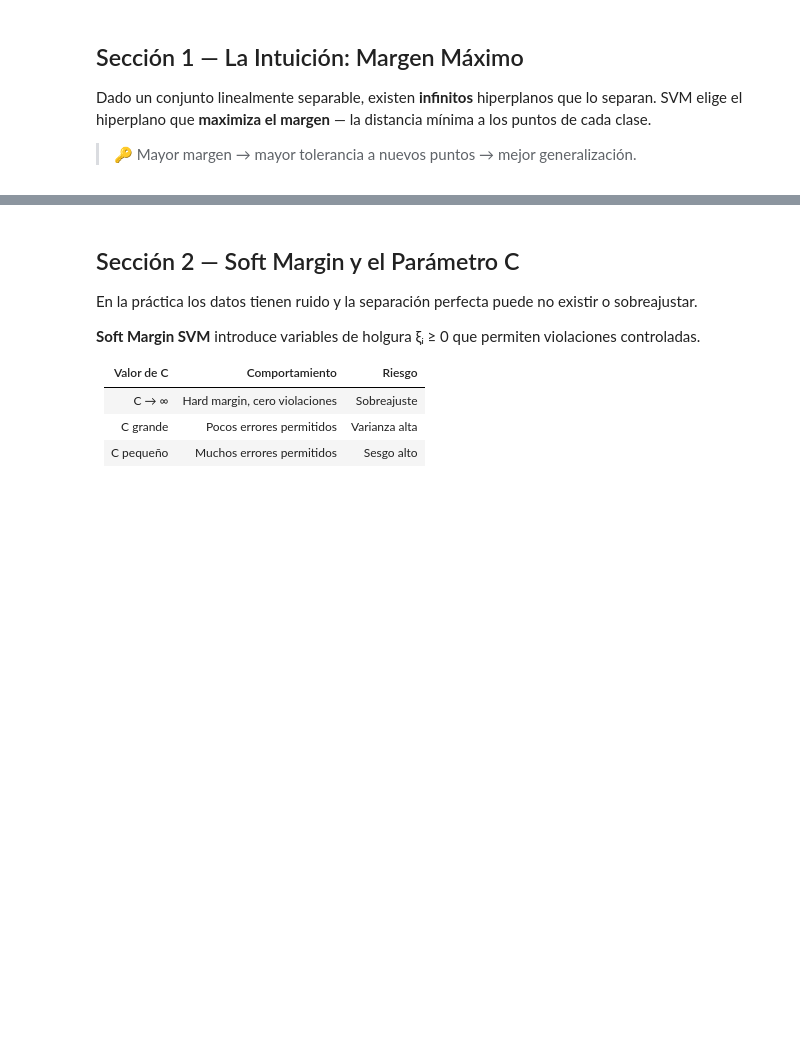
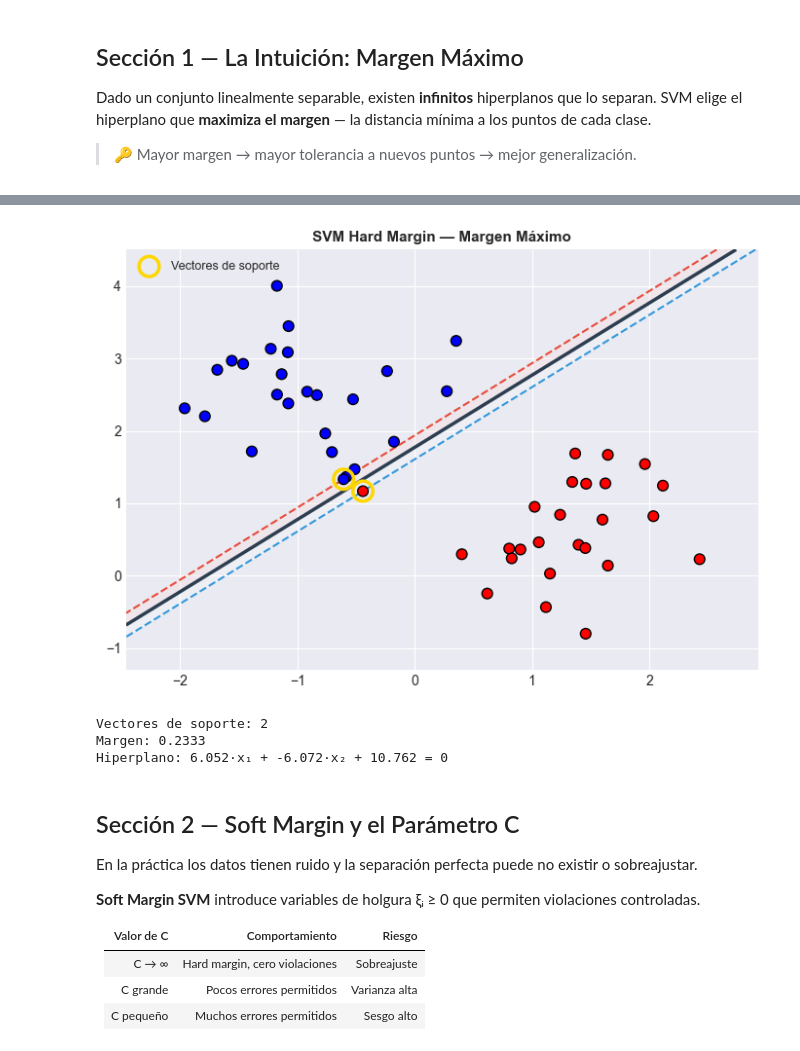
Before and after one commit to castudil/ML_2026, a Jupyter notebook: 08-SVM/ML_U2_C06_SVM.ipynb, the cells around one changed output, grey strips where cells are left out. Saved outputs shown, nothing was run; the diff lists cells and outputs as text; code cells hidden in the pictures; blank space fills up the shorter version.

```diff
--- a/08-SVM/ML_U2_C06_SVM.ipynb
+++ b/08-SVM/ML_U2_C06_SVM.ipynb
@@ -76,40 +78,45 @@ X_sep, y_sep = make_blobs(n_samples=50, centers=2, cluster_std=0.7,
 y_sep = 2 * y_sep - 1  # → {-1, +1}
 
 # Hard margin SVM
-svm_hard = SVC(kernel='linear', C=1e6)
+svm_hard = SVC(kernel='linear', C=1E6)
 svm_hard.fit(X_sep, y_sep)
 
 def plot_margin(ax, model, X, y, title):
     """Visualiza hiperplano, márgenes y vectores de soporte."""
     ax.set_xlim(X[:,0].min()-0.5, X[:,0].max()+0.5)
     ax.set_ylim(X[:,1].min()-0.5, X[:,1].max()+0.5)
     xx = np.linspace(ax.get_xlim()[0], ax.get_xlim()[1], 300)
     yy = np.linspace(ax.get_ylim()[0], ax.get_ylim()[1], 300)
     XX, YY = np.meshgrid(xx, yy)
     Z = model.decision_function(np.c_[XX.ravel(), YY.ravel()]).reshape(XX.shape)
     ax.contour(XX, YY, Z, levels=[-1, 0, 1],
                linestyles=['--', '-', '--'], colors=['#E74C3C','#2C3E50','#3498DB'],
                linewidths=[1.5, 2.5, 1.5])
     ax.contourf(XX, YY, Z, levels=[-1, 0, 1],
                 colors=['#FADBD8','#FDFEFE'], alpha=0.25)
     ax.scatter(X[:,0], X[:,1], c=y, cmap='bwr', edgecolors='k', s=60, zorder=3)
     ax.scatter(model.support_vectors_[:,0], model.support_vectors_[:,1],
                s=220, facecolors='none', edgecolors='gold', linewidths=2.5,
                label='Vectores de soporte', zorder=4)
     ax.set_title(title, fontsize=11, fontweight='bold')
     ax.legend(loc='upper left', fontsize=9)
 
 fig, ax = plt.subplots(figsize=(7, 5))
 plot_margin(ax, svm_hard, X_sep, y_sep, "SVM Hard Margin — Margen Máximo")
 plt.tight_layout()
 plt.savefig('svm_hard_margin.png', dpi=100, bbox_inches='tight')
 plt.show()
 
 w = svm_hard.coef_[0]
 margin = 2 / np.linalg.norm(w)
 print(f"Vectores de soporte: {len(svm_hard.support_vectors_)}")
 print(f"Margen: {margin:.4f}")
 print(f"Hiperplano: {w[0]:.3f}·x₁ + {w[1]:.3f}·x₂ + {svm_hard.intercept_[0]:.3f} = 0")
+# %% [output]
+[figure, added]
+Vectores de soporte: 2
+Margen: 0.2333
+Hiperplano: 6.052·x₁ + -6.072·x₂ + 10.762 = 0
 # %% [markdown]
 ## Sección 2 — Soft Margin y el Parámetro C
 
```
Also changed, not shown: parts of 20 cells of this notebook, 15 other files.
